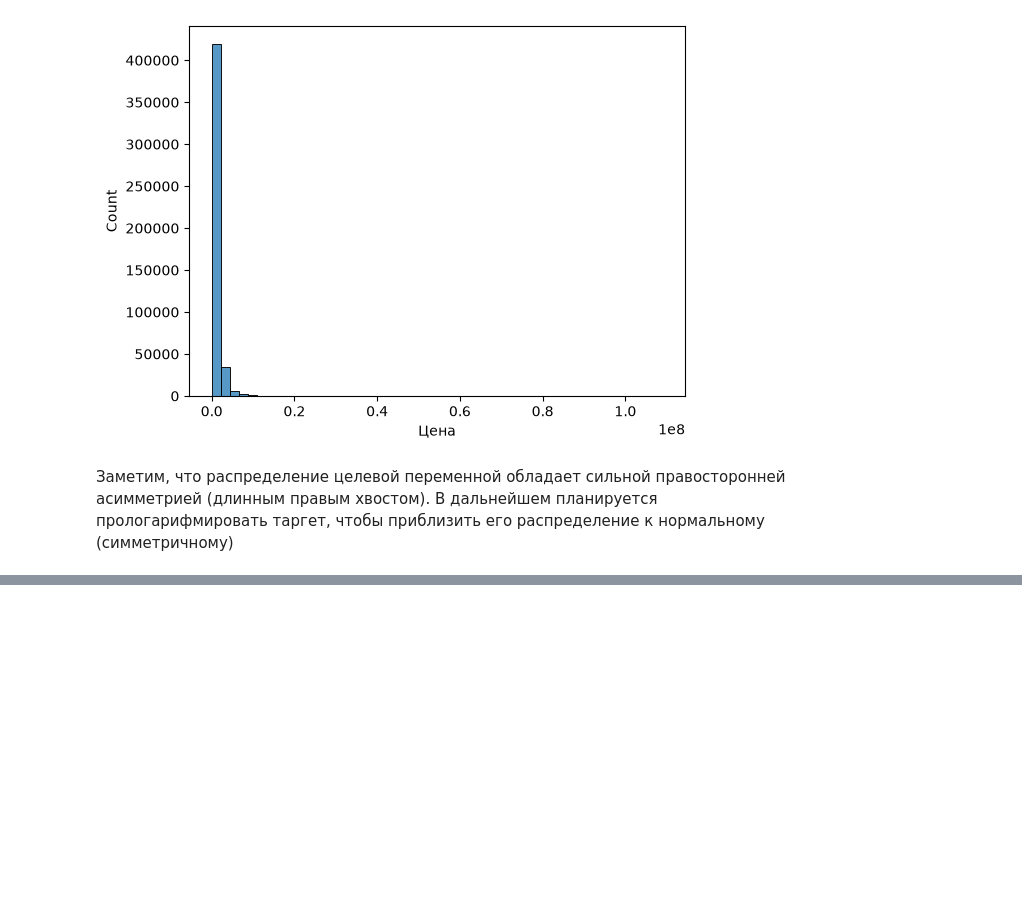
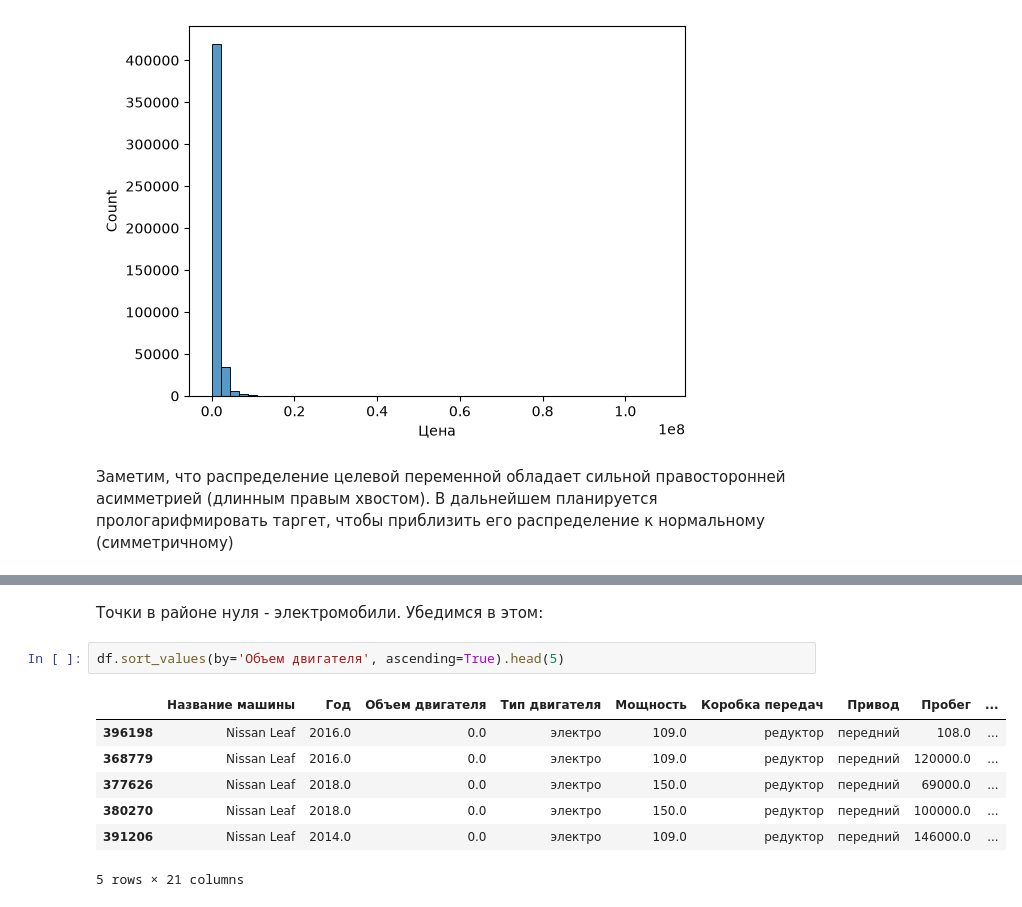
Before and after one commit to deviloon/car-price-analyzer, a Jupyter notebook: notebooks/02_eda_and_features.ipynb, the cells around one changed output, grey strips where cells are left out. Drawn from its saved outputs; the diff is of its cells as text; blank space fills up the shorter version.

```diff
--- a/notebooks/02_eda_and_features.ipynb
+++ b/notebooks/02_eda_and_features.ipynb
@@ -59,0 +73,12 @@ sns.histplot(data=df, x=CONFIG["TARGET"], bins=50)
+# %% [markdown]
+Точки в районе нуля - электромобили. Убедимся в этом:
+# %%
+df.sort_values(by='Объем двигателя', ascending=True).head(5)
+# %% [output]
+|  | Название машины | Год | Объем двигателя | Тип двигателя | Мощность | Коробка передач | Привод | Пробег | ... |
+| 396198 | Nissan Leaf | 2016.0 | 0.0 | электро | 109.0 | редуктор | передний | 108.0 | ... |
+| 368779 | Nissan Leaf | 2016.0 | 0.0 | электро | 109.0 | редуктор | передний | 120000.0 | ... |
+| 377626 | Nissan Leaf | 2018.0 | 0.0 | электро | 150.0 | редуктор | передний | 69000.0 | ... |
+| 380270 | Nissan Leaf | 2018.0 | 0.0 | электро | 150.0 | редуктор | передний | 100000.0 | ... |
+| 391206 | Nissan Leaf | 2014.0 | 0.0 | электро | 109.0 | редуктор | передний | 146000.0 | ... |
+5 rows × 21 columns
```
Also changed, not shown: parts of 12 cells of this notebook.
